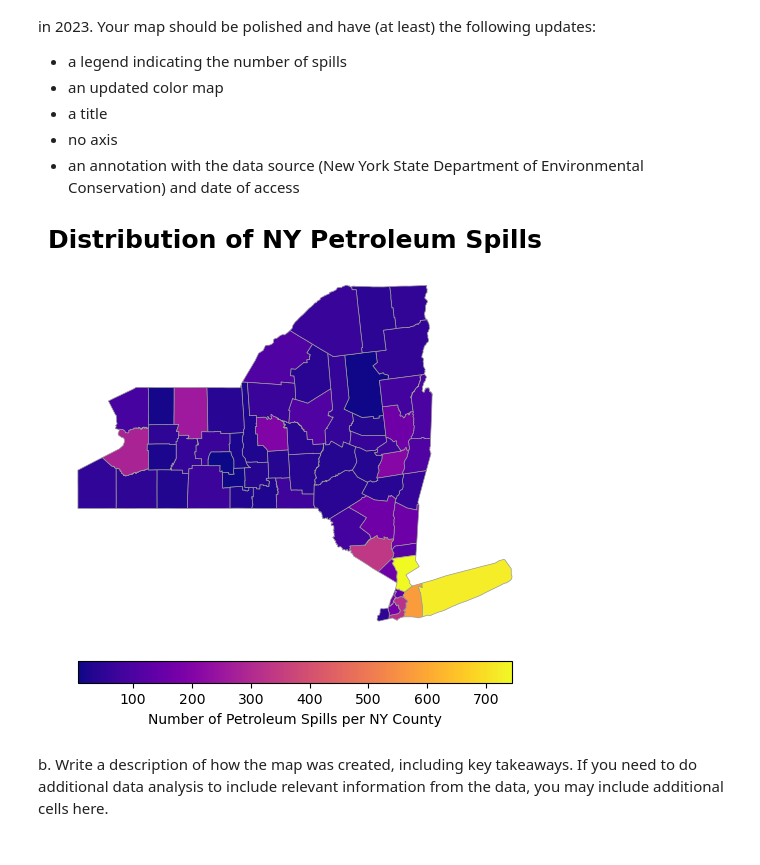
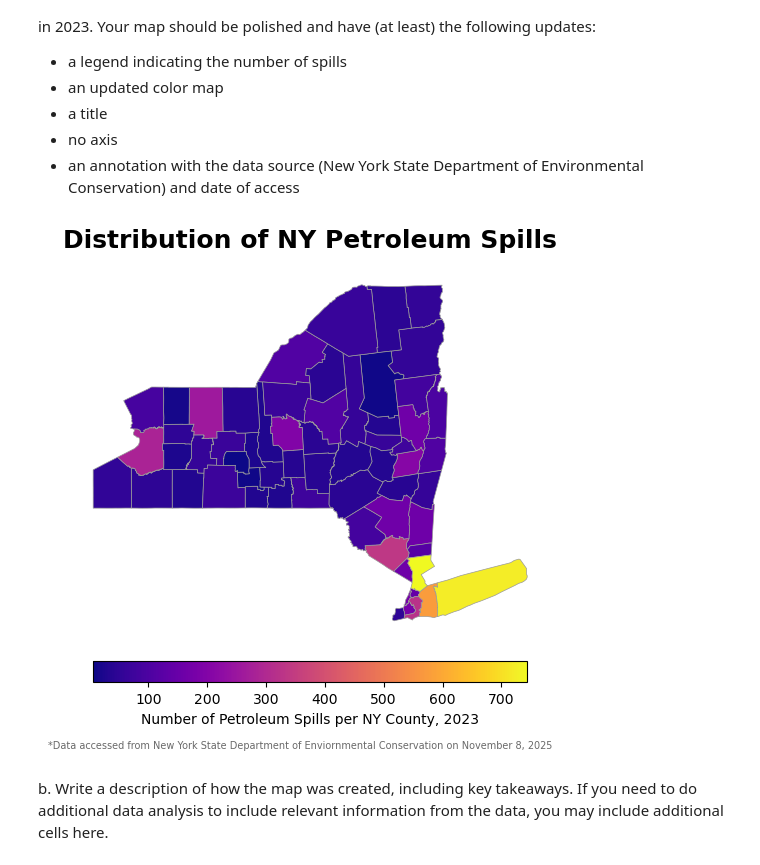
Before and after one commit to ht-oliver/eds220-hwk3, a Jupyter notebook: hwk3-task1-spills.ipynb, the cells around one changed output. Drawn from its saved outputs; the diff is of its cells as text; code cells hidden in the pictures.

```diff
--- a/hwk3-task1-spills.ipynb
+++ b/hwk3-task1-spills.ipynb
@@ -605,31 +606,35 @@ Your map should be polished and have (at least) the following updates:
 # %%
 # Re-specify ny_counties as a gpd geo-dataframe
 ny_counties = gpd.GeoDataFrame(ny_counties, geometry='geometry', crs="EPSG:4326")
 
 # Create figure
 fig, ax = plt.subplots(figsize=(8, 6))
 
 # Create map
 ny_counties.plot(
     ax=ax,
     column='n_spills',          # variable to color by
     cmap='plasma',
     legend=True,
     edgecolor="0.6",
     linewidth=0.5,
     legend_kwds={
         "shrink": 0.7,
         "label": "Number of Petroleum Spills per NY County, 2023",
         "orientation": "horizontal",
         "pad": 0.05
     }
 )
 
 ax.set_title('Distribution of NY Petroleum Spills', fontsize=18, weight='bold', pad=15)
+fig.text(0.5, 0.08, # Caption
+    "*Data accessed from New York State Department of Enviornmental Conservation on November 8, 2025",
+    ha='center', fontsize=7, color='dimgray'
+)
 ax.set_axis_off() # Remove axis
 plt.show()
 # %% [output]
-[figure, old version]
+[figure, new version]
 # %% [markdown]
 b. Write a description of how the map was created, including key takeaways. If you need to do additional data analysis to include relevant information from the data, you may include additional cells here.
 # %% [markdown]
```
Also changed, not shown: parts of 7 cells of this notebook, 1 other file.
